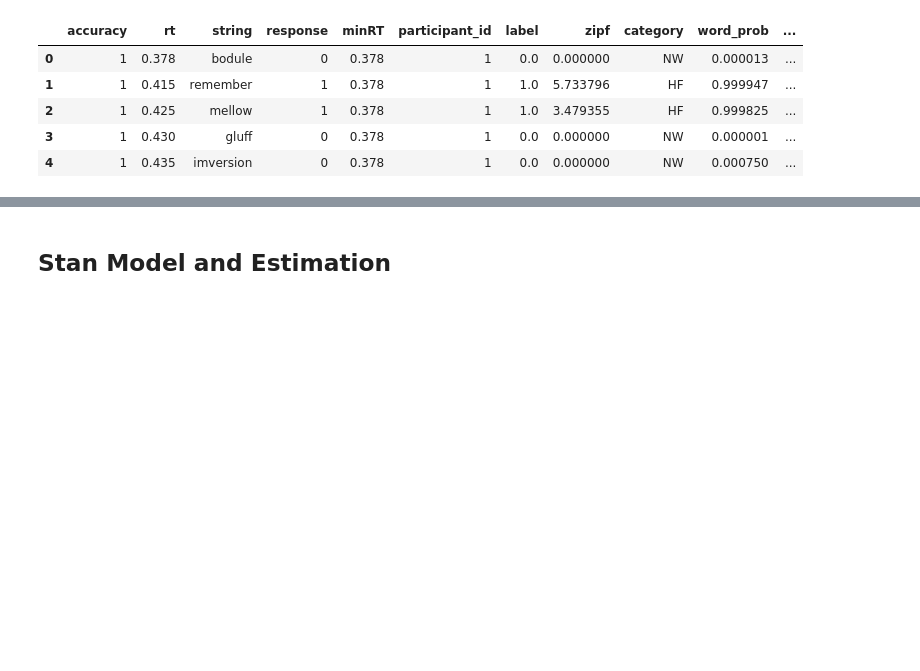
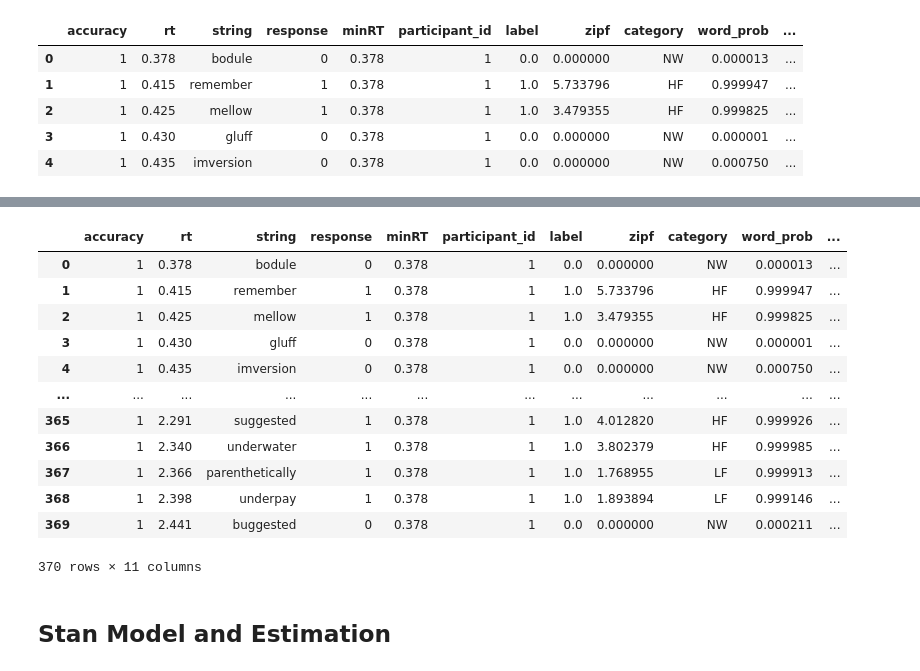
Before and after one commit to ArashDadras/ANN-EAM, a Jupyter notebook: Estimations/RDM_Estimation.ipynb, the cells around one changed output, grey strips where cells are left out. Saved outputs shown, nothing was run; the diff lists cells and outputs as text; code cells hidden in the pictures; blank space fills up the shorter version.

```diff
--- a/Estimations/RDM_Estimation.ipynb
+++ b/Estimations/RDM_Estimation.ipynb
@@ -137,3 +153,19 @@ behavioural_df = behavioural_df.loc[behavioural_df["participant_id"].isin(np.ara
+# %%
+behavioural_df.loc[behavioural_df["participant_id"]==1]
+# %% [output]
+|  | accuracy | rt | string | response | minRT | participant_id | label | zipf | category | word_prob | ... |
+| 0 | 1 | 0.378 | bodule | 0 | 0.378 | 1 | 0.0 | 0.000000 | NW | 0.000013 | ... |
+| 1 | 1 | 0.415 | remember | 1 | 0.378 | 1 | 1.0 | 5.733796 | HF | 0.999947 | ... |
+| 2 | 1 | 0.425 | mellow | 1 | 0.378 | 1 | 1.0 | 3.479355 | HF | 0.999825 | ... |
+| 3 | 1 | 0.430 | gluff | 0 | 0.378 | 1 | 0.0 | 0.000000 | NW | 0.000001 | ... |
+| 4 | 1 | 0.435 | imversion | 0 | 0.378 | 1 | 0.0 | 0.000000 | NW | 0.000750 | ... |
+| ... | ... | ... | ... | ... | ... | ... | ... | ... | ... | ... | ... |
+| 365 | 1 | 2.291 | suggested | 1 | 0.378 | 1 | 1.0 | 4.012820 | HF | 0.999926 | ... |
+| 366 | 1 | 2.340 | underwater | 1 | 0.378 | 1 | 1.0 | 3.802379 | HF | 0.999985 | ... |
+| 367 | 1 | 2.366 | parenthetically | 1 | 0.378 | 1 | 1.0 | 1.768955 | LF | 0.999913 | ... |
+| 368 | 1 | 2.398 | underpay | 1 | 0.378 | 1 | 1.0 | 1.893894 | LF | 0.999146 | ... |
+| 369 | 1 | 2.441 | buggested | 0 | 0.378 | 1 | 0.0 | 0.000000 | NW | 0.000211 | ... |
+370 rows × 11 columns
 # %% [markdown]
 ## Stan Model and Estimation
 # %% [markdown]
```
Also changed, not shown: parts of 15 cells of this notebook, 20 other files.
